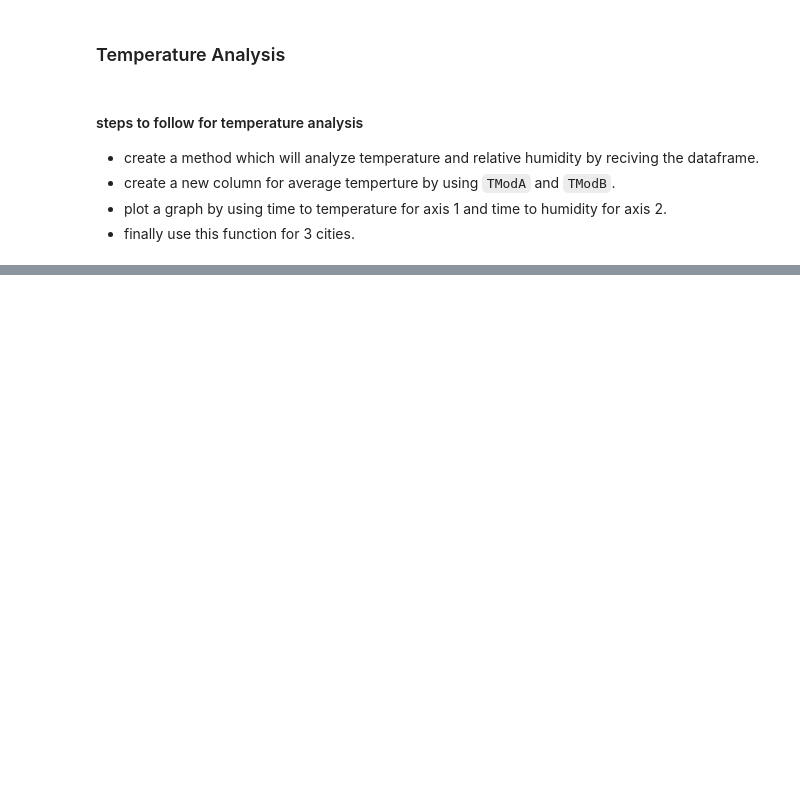
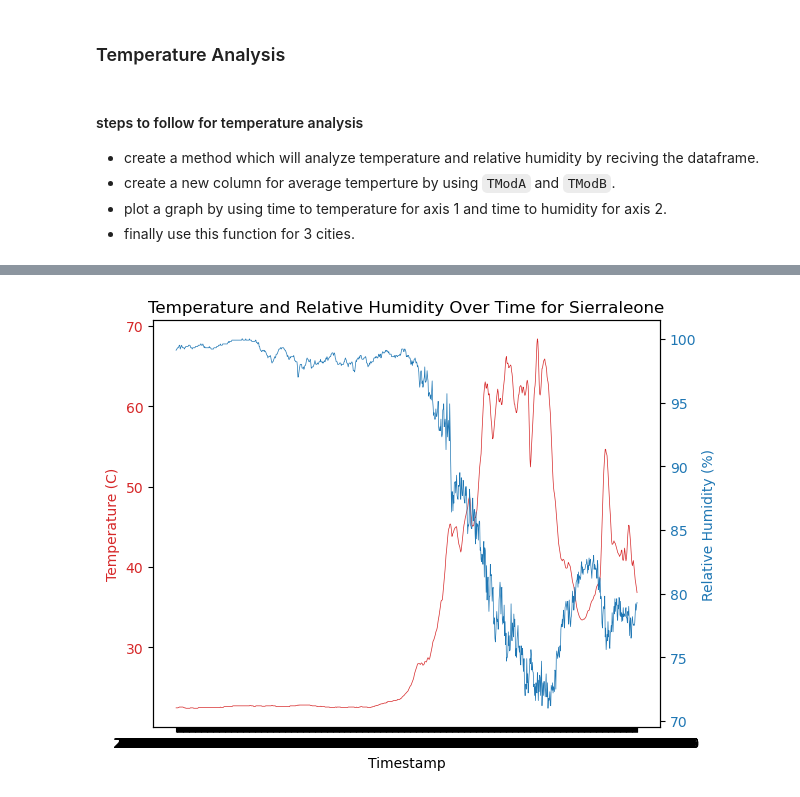
Before and after one commit to kebaHailu/TenX, a Jupyter notebook: src/notebooks/Wind_and_temp_analysis.ipynb, the cells around one changed output, grey strips where cells are left out. Drawn from its saved outputs; the diff is of its cells as text; code cells hidden in the pictures; blank space fills up the shorter version.

```diff
--- a/src/notebooks/Wind_and_temp_analysis.ipynb
+++ b/src/notebooks/Wind_and_temp_analysis.ipynb
@@ -84,0 +89,4 @@ analyze_temp_and_rh(benin)
+# %%
+analyze_temp_and_rh(sierraleone.head(1000),'Sierraleone')
+# %% [output]
+[figure, added]
```
Also changed, not shown: parts of 6 cells of this notebook, 1 other file.
